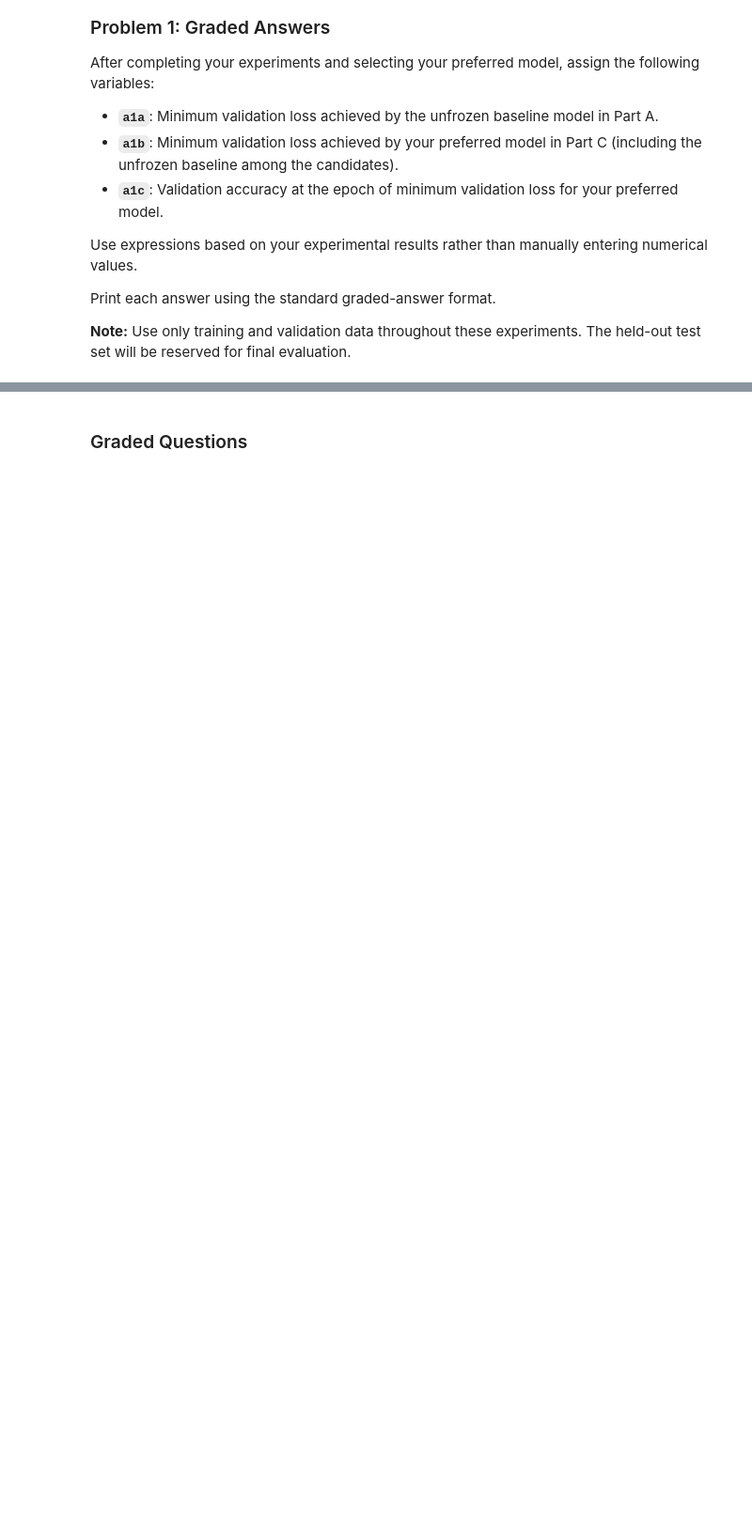
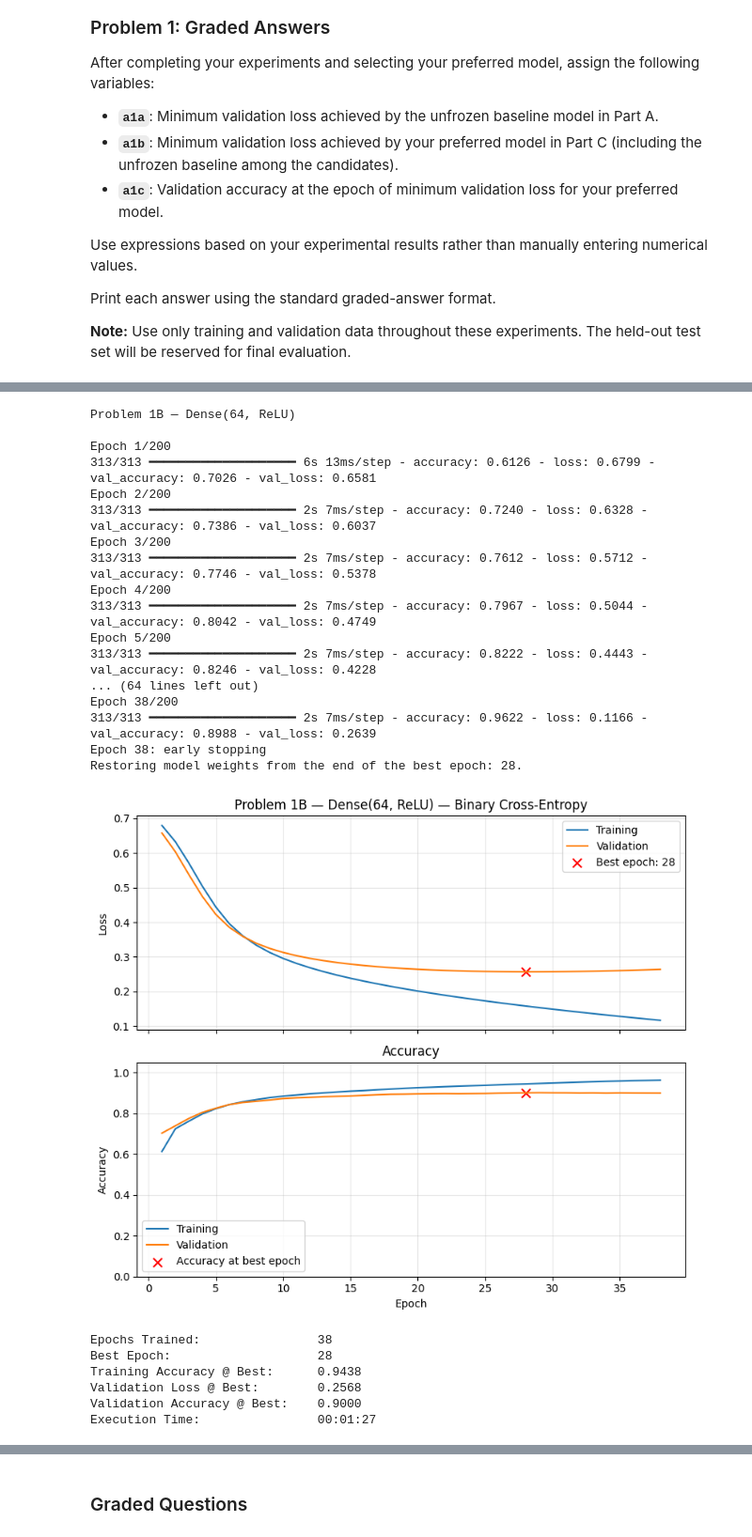
Before and after one commit to gdouek/DX703-Assignments, a Jupyter notebook: Homework_07.ipynb, the cells around one changed output, grey strips where cells are left out. Shown at 94% size. Cells and saved outputs as stored; diff of their text form; code cells hidden in the pictures; blank space fills up the shorter version.

```diff
--- a/Homework_07.ipynb
+++ b/Homework_07.ipynb
@@ -776,0 +840,57 @@ Print each answer using the standard graded-answer format.
+# %%
+# Problem 1B — Experiment 1: Dense(64, ReLU)
+
+tf.keras.utils.set_random_seed(random_seed)
+
+model_hidden64 = Sequential([
+    Input(shape=(max_text_length,), dtype="int32"),
+
+    Embedding(
+        input_dim=training_vocabulary_size,
+        output_dim=embedding_dimension,
+        weights=[embedding_matrix],
+        mask_zero=True,
+        trainable=True
+    ),
+
+    GlobalAveragePooling1D(),
+    Dense(64, activation="relu"),
+    Dense(1, activation="sigmoid")
+])
+
+hidden64_results = train_and_validate(
+    model_hidden64,
+    X_train, y_train,
+    X_val, y_val,
+    epochs=200,
+    lr_schedule=1e-4,
+    batch_size=128,
+    patience=10,
+    title="Problem 1B — Dense(64, ReLU)",
+    verbose=1
+)
+# %% [output]
+Problem 1B — Dense(64, ReLU)
+
+Epoch 1/200
+313/313 ━━━━━━━━━━━━━━━━━━━━ 6s 13ms/step - accuracy: 0.6126 - loss: 0.6799 - val_accuracy: 0.7026 - val_loss: 0.6581
+Epoch 2/200
+313/313 ━━━━━━━━━━━━━━━━━━━━ 2s 7ms/step - accuracy: 0.7240 - loss: 0.6328 - val_accuracy: 0.7386 - val_loss: 0.6037
+Epoch 3/200
+313/313 ━━━━━━━━━━━━━━━━━━━━ 2s 7ms/step - accuracy: 0.7612 - loss: 0.5712 - val_accuracy: 0.7746 - val_loss: 0.5378
+Epoch 4/200
+313/313 ━━━━━━━━━━━━━━━━━━━━ 2s 7ms/step - accuracy: 0.7967 - loss: 0.5044 - val_accuracy: 0.8042 - val_loss: 0.4749
+Epoch 5/200
+313/313 ━━━━━━━━━━━━━━━━━━━━ 2s 7ms/step - accuracy: 0.8222 - loss: 0.4443 - val_accuracy: 0.8246 - val_loss: 0.4228
+... (64 lines left out)
+Epoch 38/200
+313/313 ━━━━━━━━━━━━━━━━━━━━ 2s 7ms/step - accuracy: 0.9622 - loss: 0.1166 - val_accuracy: 0.8988 - val_loss: 0.2639
+Epoch 38: early stopping
+Restoring model weights from the end of the best epoch: 28.
+[figure, added]
+Epochs Trained:                38
+Best Epoch:                    28
+Training Accuracy @ Best:      0.9438
+Validation Loss @ Best:        0.2568
+Validation Accuracy @ Best:    0.9000
+Execution Time:                00:01:27
```
Also changed, not shown: parts of 25 cells of this notebook.
